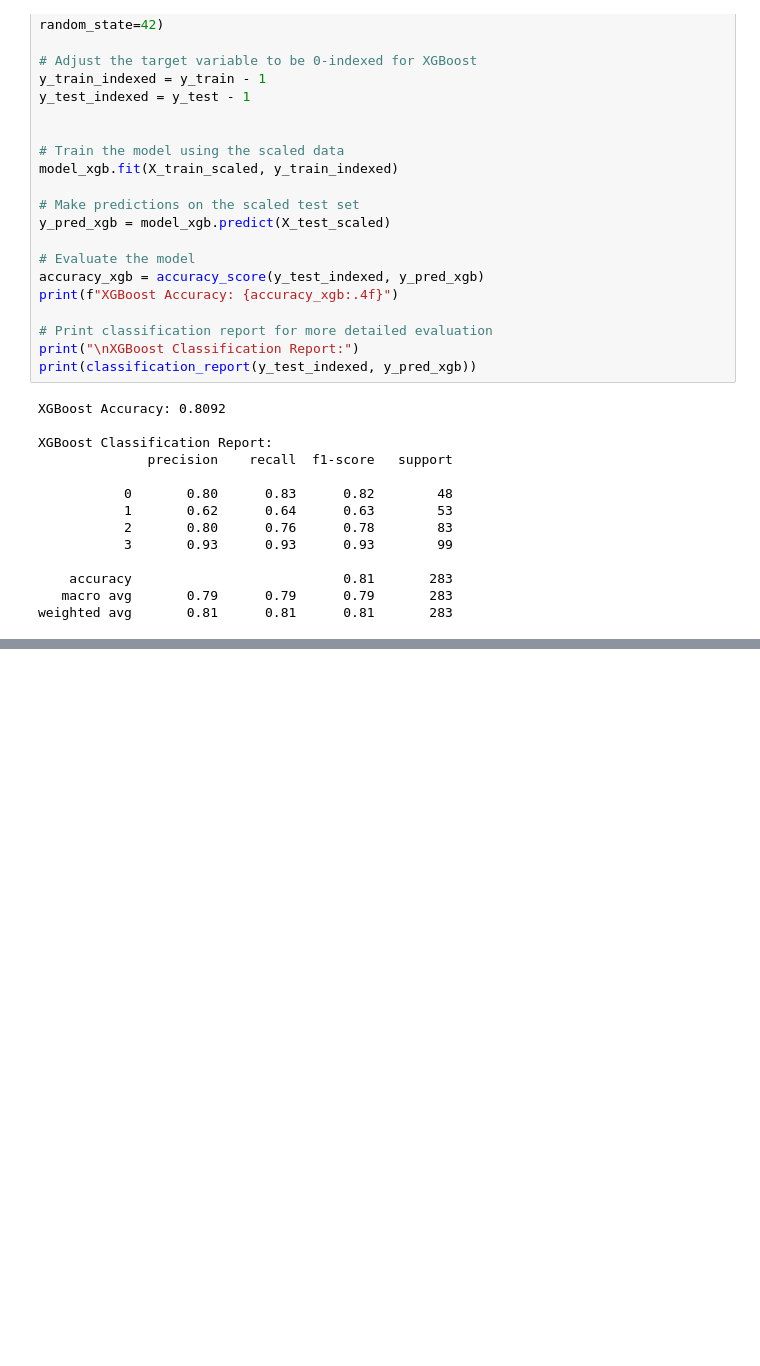
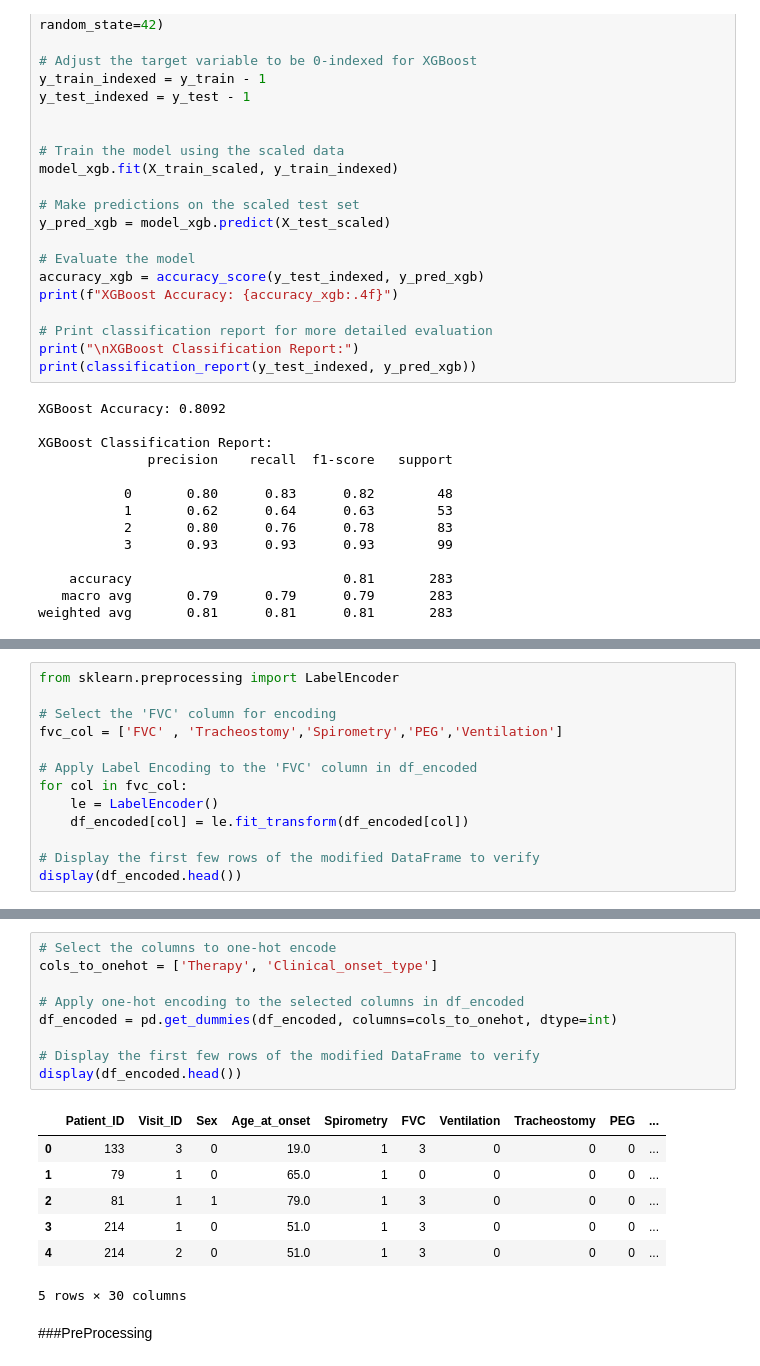
Before and after one commit to FaridRash/Advance-Statistical-Learnin--Semester-3, a Jupyter notebook: MH/Modeling.ipynb, the cells around one changed output, grey strips where cells are left out. Drawn from its saved outputs; the diff is of its cells as text; blank space fills up the shorter version.

```diff
--- a/MH/Modeling.ipynb
+++ b/MH/Modeling.ipynb
@@ -191,0 +198,13 @@ weighted avg       0.81      0.81      0.81       283
+# %%
+from sklearn.preprocessing import LabelEncoder
+
+# Select the 'FVC' column for encoding
+fvc_col = ['FVC' , 'Tracheostomy','Spirometry','PEG','Ventilation']
+
+# Apply Label Encoding to the 'FVC' column in df_encoded
+for col in fvc_col:
+    le = LabelEncoder()
+    df_encoded[col] = le.fit_transform(df_encoded[col])
+
+# Display the first few rows of the modified DataFrame to verify
+display(df_encoded.head())
@@ -191,0 +219,19 @@ weighted avg       0.81      0.81      0.81       283
+# %%
+# Select the columns to one-hot encode
+cols_to_onehot = ['Therapy', 'Clinical_onset_type']
+
+# Apply one-hot encoding to the selected columns in df_encoded
+df_encoded = pd.get_dummies(df_encoded, columns=cols_to_onehot, dtype=int)
+
+# Display the first few rows of the modified DataFrame to verify
+display(df_encoded.head())
+# %% [output]
+|  | Patient_ID | Visit_ID | Sex | Age_at_onset | Spirometry | FVC | Ventilation | Tracheostomy | PEG | ... |
+| 0 | 133 | 3 | 0 | 19.0 | 1 | 3 | 0 | 0 | 0 | ... |
+| 1 | 79 | 1 | 0 | 65.0 | 1 | 0 | 0 | 0 | 0 | ... |
+| 2 | 81 | 1 | 1 | 79.0 | 1 | 3 | 0 | 0 | 0 | ... |
+| 3 | 214 | 1 | 0 | 51.0 | 1 | 3 | 0 | 0 | 0 | ... |
+| 4 | 214 | 2 | 0 | 51.0 | 1 | 3 | 0 | 0 | 0 | ... |
+5 rows × 30 columns
+# %% [markdown]
+###PreProcessing
```
Also changed, not shown: parts of 7 cells of this notebook.
